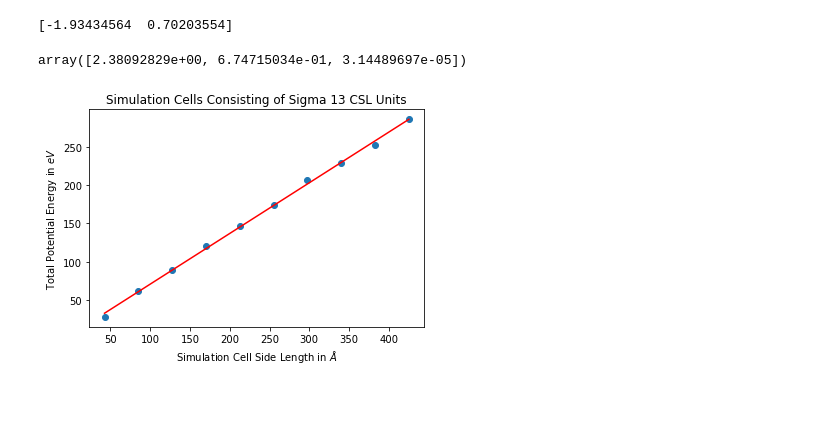
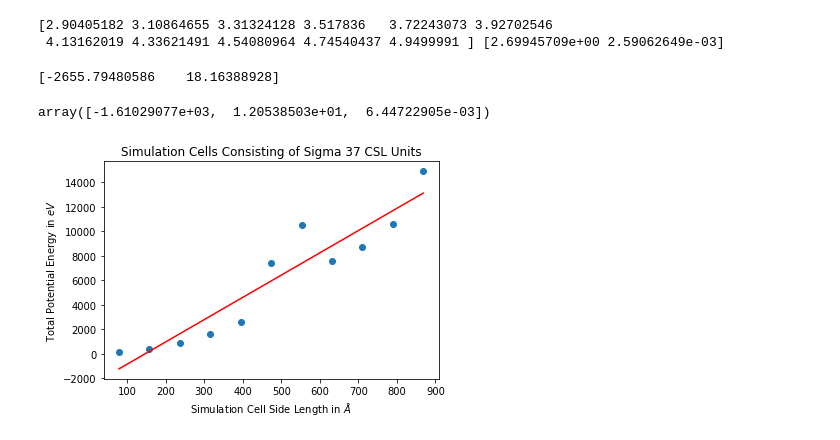
Before and after one commit to PaulTwine/TripleLines.github.io, a Jupyter notebook: Excess Energy Hex.ipynb, the cells around one changed output. Saved outputs shown, nothing was run; the diff lists cells and outputs as text; code cells hidden in the pictures; blank space fills up the shorter version.

```diff
--- a/Excess Energy Hex.ipynb
+++ b/Excess Energy Hex.ipynb
@@ -10,15 +11,26 @@ import GeneralLattice as gl
 import LAMMPSTool as LT
 # %%
 objdct = dict()
-strRoot = '/home/paul/csf3_scratch/Sigma13/Expand/'
+intSigma = 37
+strRoot = 'Sigma' + str(intSigma)+ '/Expand/'
 for j in os.listdir(strRoot):
     if j.endswith('.dmp'):
         objData = LT.LAMMPSData(strRoot+ str(j),1,4.05, LT.LAMMPSGlobal)
         objHex = objData.GetTimeStepByIndex(-1)
         objdct[j] = objHex
 # %%
+print(objHex.GetColumnNames())
 lstLengths = []
 lstTotalEnergy = []
+lstExcessStrain =[]
+lstLatticeAtoms = []
+lstVStrain = []
 for k in objdct.keys():
     lstLengths.append(np.linalg.norm(objdct[k].GetCellVectors()[0]))
-    lstTotalEnergy.append(np.sum(objdct[k].GetColumnByName('c_pe1'))+3.36000002*objdct[k].GetNumberOfAtoms())
+    lstLatticeAtoms = objdct[k].GetLatticetomIDs()
+    lstExcessStrain.append((np.median(objdct[k].GetAtomsByID(lstLatticeAtoms)[:,7])+3.36)*len(lstLatticeAtoms))
+    lstVStrain.append(np.median(objdct[k].GetAtomsByID(lstLatticeAtoms)[:,10]))
+    #fltMean = np.mean(objdct[k].GetAtomsByID(lstLatticeAtoms)[:,7])
+    arrVals = stats.gamma.fit(objdct[k].GetPTMAtoms()[:,7])
+    fltMean = arrVals[1]
+    lstTotalEnergy.append(np.sum(objdct[k].GetColumnByName('c_pe1')) -fltMean*objdct[k].GetNumberOfAtoms())
@@ -24,0 +54,19 @@ for k in objdct.keys():
+# %%
+def DirectProportion(l,a1):
+    return a1*l
+def LinearFit(l,a0,a1):
+    return a0+a1*l
+def CubicFit(l,a2,a1, a0):
+    return a2*l**2 + a1*l +a0*np.log(l)
+arr =np.argsort(lstLengths).astype('int')
+arrLengths = np.array(lstLengths)[arr]
+arrStrain = np.array(lstExcessStrain)[arr]
+arrTotal = np.array(lstTotalEnergy)[arr]
+arrVStrain = np.array(lstVStrain)[arr]
+#plt.scatter(arrLengths,arrTotal)
+#plt.ylim([-0.005,0.001])
+plt.scatter(arrLengths, arrStrain)
+popt2, popv2 = optimize.curve_fit(LinearFit, arrLengths, arrStrain)
+arrFitted = LinearFit(arrLengths, *popt2)
+plt.plot(arrLengths,arrFitted)
+print(popt2)
@@ -24,0 +76,5 @@ for k in objdct.keys():
+# %%
+print(arrFitted,popt2)
+# %% [output]
+[2.90405182 3.10864655 3.31324128 3.517836   3.72243073 3.92702546
+ 4.13162019 4.33621491 4.54080964 4.74540437 4.9499991 ] [2.69945709e+00 2.59062649e-03]
@@ -25,25 +83,22 @@ for k in objdct.keys():
 # %%
-def LinearFit(l, a0,a1):
-    return +a1*l +a0
-def CubicFit(l,a2,a1, a0):
-    return a2*l**2 + a1*l +a0*np.log(l)
+
 popt, popv = optimize.curve_fit(LinearFit, lstLengths, lstTotalEnergy)
 print(popt)
-lstFitted = LinearFit(np.array(lstLengths), *popt)
+arrFitted = LinearFit(np.array(arrLengths), *popt)
 arrC = np.polynomial.legendre.legfit(lstLengths, lstTotalEnergy,2)
 np.polynomial.legendre.leg2poly(arrC)
 # %% [output]
-[-1.93434564  0.70203554]
+[-2655.79480586    18.16388928]
-array([2.38092829e+00, 6.74715034e-01, 3.14489697e-05])
+array([-1.61029077e+03,  1.20538503e+01,  6.44722905e-03])
 # %%
 plt.scatter(lstLengths, lstTotalEnergy)
-plt.plot(np.sort(lstLengths), np.sort(lstFitted), c='r')
+plt.plot(arrLengths, arrFitted, c='r')
 plt.xlabel('Simulation Cell Side Length in $\AA$')
 plt.ylabel('Total Potential Energy in $eV$')
-plt.title('Simulation Cells Consisting of Sigma 13 CSL Units')
+plt.title('Simulation Cells Consisting of Sigma ' + str(intSigma) + ' CSL Units')
 plt.show()
 # %% [output]
-[figure, old version]
+[figure, new version]
 # %%
 objData = LT.LAMMPSData('/home/paul/PythonLAMMPS/Hex222Sigma7.dmp',1,4.05, LT.LAMMPSGlobal)
 objHex = objData.GetTimeStepByIndex(-1)
```
Also changed, not shown: parts of 9 cells of this notebook.
